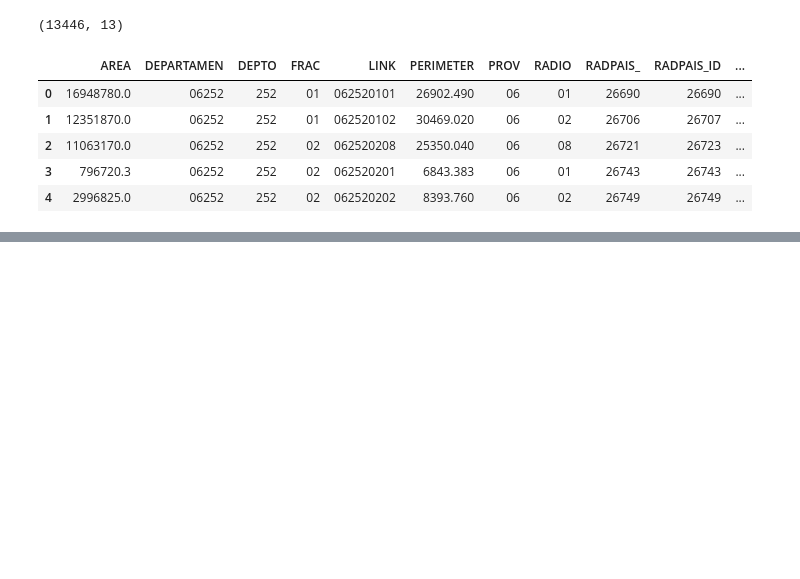
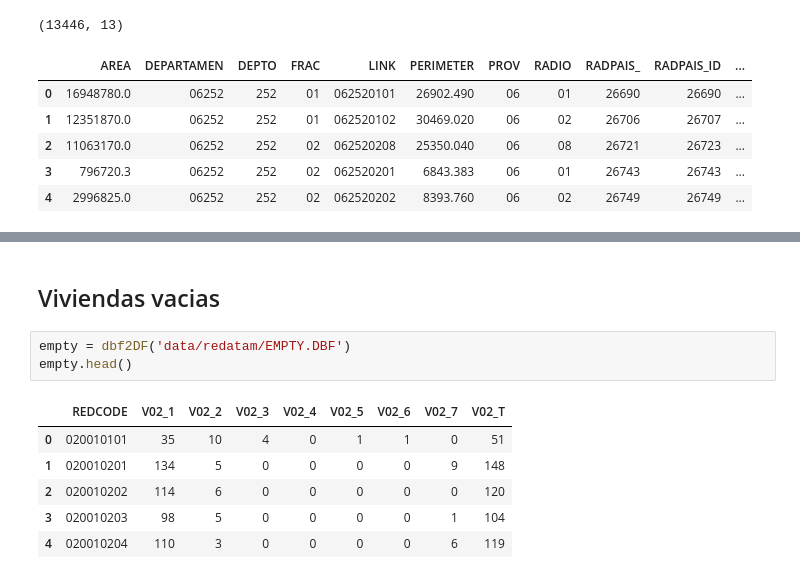
Before and after one commit to alephcero/AGBA, a Jupyter notebook: notebooks/cargarDataCartografia.ipynb, the cells around one changed output, grey strips where cells are left out. Cells and saved outputs as stored; diff of their text form; blank space fills up the shorter version.

```diff
--- a/notebooks/cargarDataCartografia.ipynb
+++ b/notebooks/cargarDataCartografia.ipynb
@@ -108,0 +183,12 @@ mapa = mapa.merge(data,on='REDCODE')
+# %% [markdown]
+## Viviendas vacias
+# %%
+empty = dbf2DF('data/redatam/EMPTY.DBF')
+empty.head()
+# %% [output]
+|  | REDCODE | V02_1 | V02_2 | V02_3 | V02_4 | V02_5 | V02_6 | V02_7 | V02_T |
+| 0 | 020010101 | 35 | 10 | 4 | 0 | 1 | 1 | 0 | 51 |
+| 1 | 020010201 | 134 | 5 | 0 | 0 | 0 | 0 | 9 | 148 |
+| 2 | 020010202 | 114 | 6 | 0 | 0 | 0 | 0 | 0 | 120 |
+| 3 | 020010203 | 98 | 5 | 0 | 0 | 0 | 0 | 1 | 104 |
+| 4 | 020010204 | 110 | 3 | 0 | 0 | 0 | 0 | 6 | 119 |
```
Also changed, not shown: parts of 40 cells of this notebook, 26 other files.
